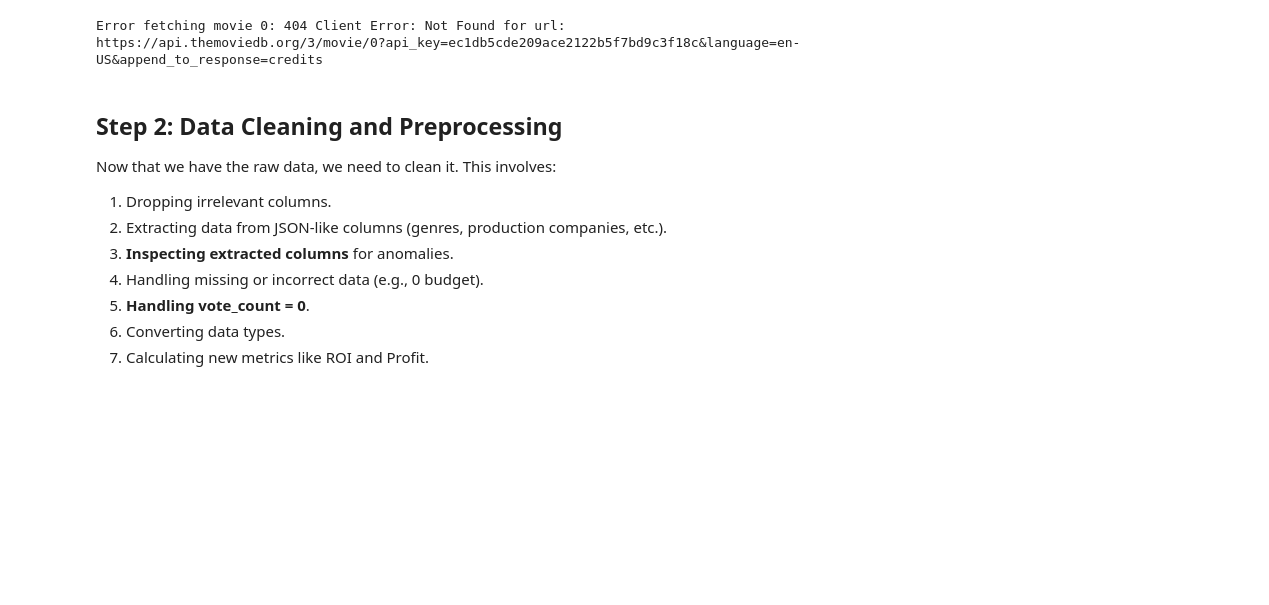
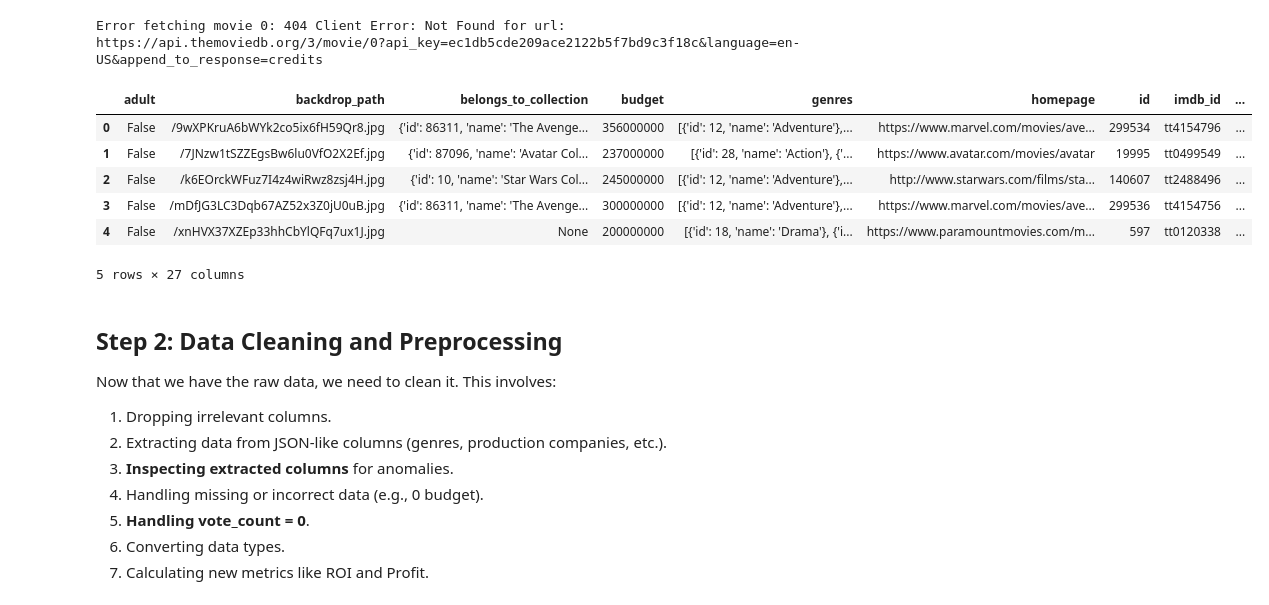
Before and after one commit to henryantwi/Mod-2-TMDB-Movie-Data-Analysis-using-Pandas-and-APIs, a Jupyter notebook: notebooks/movie_analysis.ipynb, the cells around one changed output. Saved outputs shown, nothing was run; the diff lists cells and outputs as text; code cells hidden in the pictures; blank space fills up the shorter version.

```diff
--- a/notebooks/movie_analysis.ipynb
+++ b/notebooks/movie_analysis.ipynb
@@ -75,6 +75,16 @@ Error fetching movie 0: 404 Client Error: Not Found for url: https://api.themovi
 # %%
 # storing data in a DataFrame
 df = pd.DataFrame(raw_movies_data)
+# %%
+df.head()
+# %% [output]
+|  | adult | backdrop_path | belongs_to_collection | budget | genres | homepage | id | imdb_id | ... |
+| 0 | False | /9wXPKruA6bWYk2co5ix6fH59Qr8.jpg | {'id': 86311, 'name': 'The Avenge... | 356000000 | [{'id': 12, 'name': 'Adventure'},... | https://www.marvel.com/movies/ave... | 299534 | tt4154796 | ... |
+| 1 | False | /7JNzw1tSZZEgsBw6lu0VfO2X2Ef.jpg | {'id': 87096, 'name': 'Avatar Col... | 237000000 | [{'id': 28, 'name': 'Action'}, {'... | https://www.avatar.com/movies/avatar | 19995 | tt0499549 | ... |
+| 2 | False | /k6EOrckWFuz7I4z4wiRwz8zsj4H.jpg | {'id': 10, 'name': 'Star Wars Col... | 245000000 | [{'id': 12, 'name': 'Adventure'},... | http://www.starwars.com/films/sta... | 140607 | tt2488496 | ... |
+| 3 | False | /mDfJG3LC3Dqb67AZ52x3Z0jU0uB.jpg | {'id': 86311, 'name': 'The Avenge... | 300000000 | [{'id': 12, 'name': 'Adventure'},... | https://www.marvel.com/movies/ave... | 299536 | tt4154756 | ... |
+| 4 | False | /xnHVX37XZEp33hhCbYlQFq7ux1J.jpg | None | 200000000 | [{'id': 18, 'name': 'Drama'}, {'i... | https://www.paramountmovies.com/m... | 597 | tt0120338 | ... |
+5 rows × 27 columns
 # %% [markdown]
 ## Step 2: Data Cleaning and Preprocessing
 Now that we have the raw data, we need to clean it. This involves:
```
Also changed, not shown: 6 other files.
